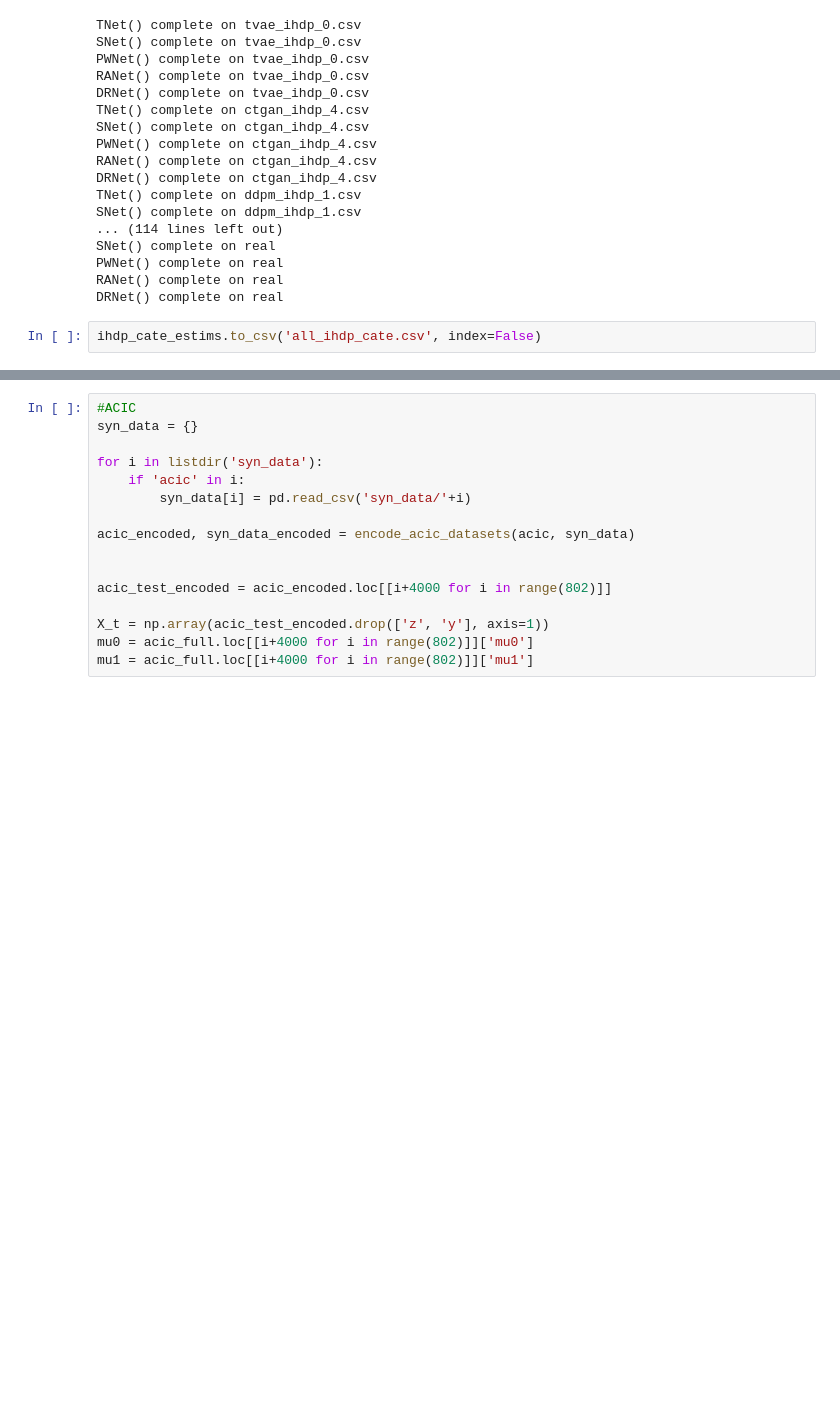
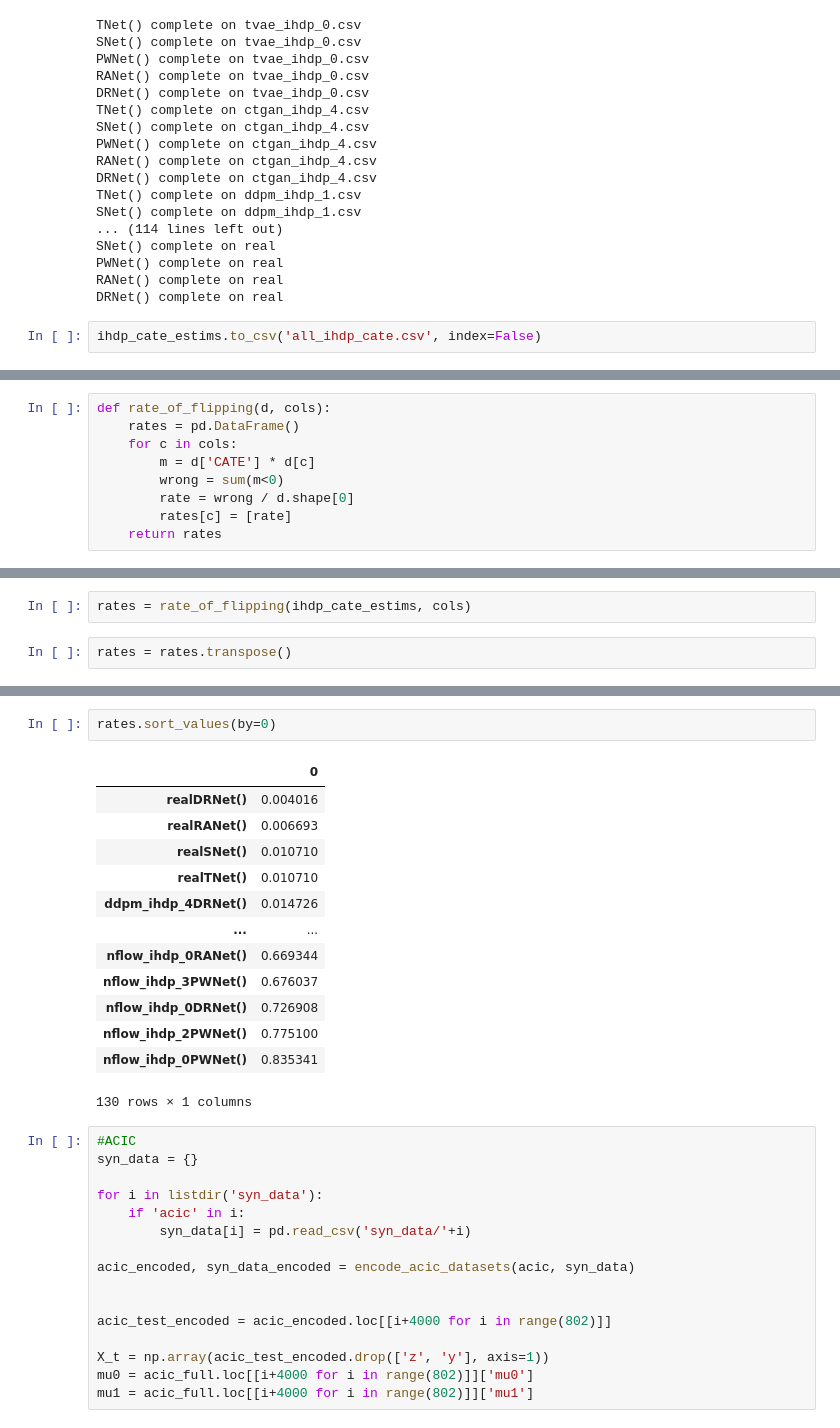
Before and after one commit to harrya32/causal_synthetic_data, a Jupyter notebook: Experiments/Experiments.ipynb, the cells around one changed output, grey strips where cells are left out. Cells and saved outputs as stored; diff of their text form; blank space fills up the shorter version.

```diff
--- a/Experiments/Experiments.ipynb
+++ b/Experiments/Experiments.ipynb
@@ -236,0 +255,9 @@ ihdp_cate_estims.to_csv('all_ihdp_cate.csv', index=False)
+# %%
+def rate_of_flipping(d, cols):
+    rates = pd.DataFrame()
+    for c in cols:
+        m = d['CATE'] * d[c]
+        wrong = sum(m<0)
+        rate = wrong / d.shape[0]
+        rates[c] = [rate]
+    return rates
@@ -236,0 +395,4 @@ ihdp_cate_estims.to_csv('all_ihdp_cate.csv', index=False)
+# %%
+rates = rate_of_flipping(ihdp_cate_estims, cols)
+# %%
+rates = rates.transpose()
@@ -237,3 +419,19 @@ ihdp_cate_estims.to_csv('all_ihdp_cate.csv', index=False)
+# %%
+rates.sort_values(by=0)
+# %% [output]
+|  | 0 |
+| realDRNet() | 0.004016 |
+| realRANet() | 0.006693 |
+| realSNet() | 0.010710 |
+| realTNet() | 0.010710 |
+| ddpm_ihdp_4DRNet() | 0.014726 |
+| ... | ... |
+| nflow_ihdp_0RANet() | 0.669344 |
+| nflow_ihdp_3PWNet() | 0.676037 |
+| nflow_ihdp_0DRNet() | 0.726908 |
+| nflow_ihdp_2PWNet() | 0.775100 |
+| nflow_ihdp_0PWNet() | 0.835341 |
+130 rows × 1 columns
 # %%
 #ACIC
 syn_data = {}
```
Also changed, not shown: parts of 9 cells of this notebook, 1 other file.
